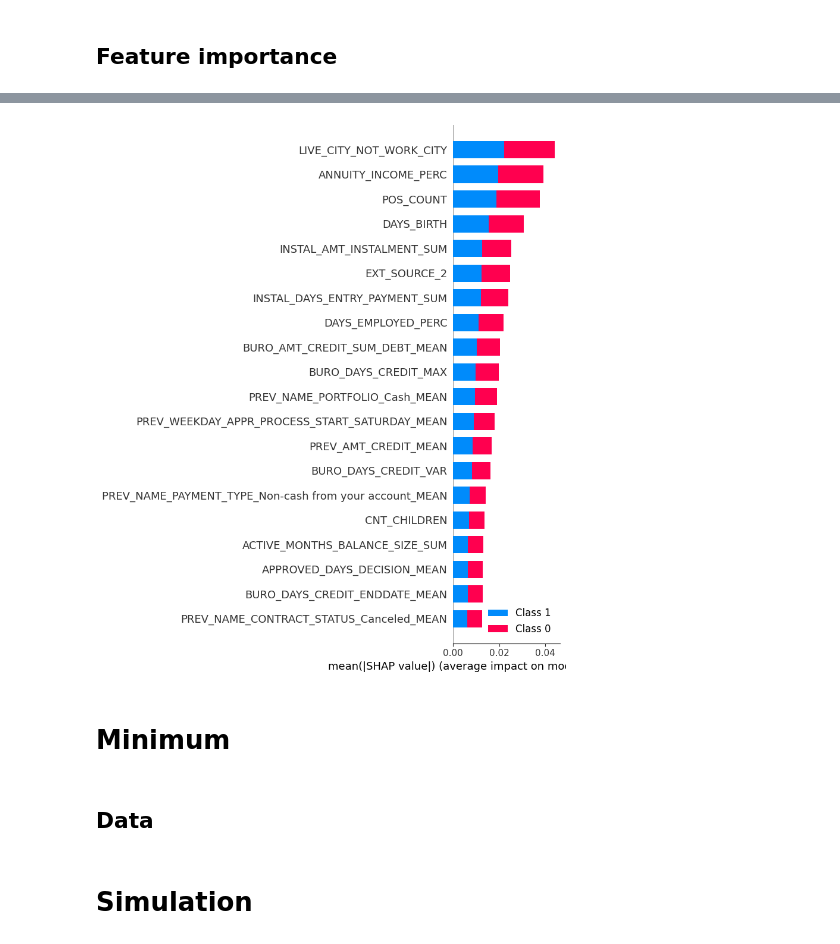
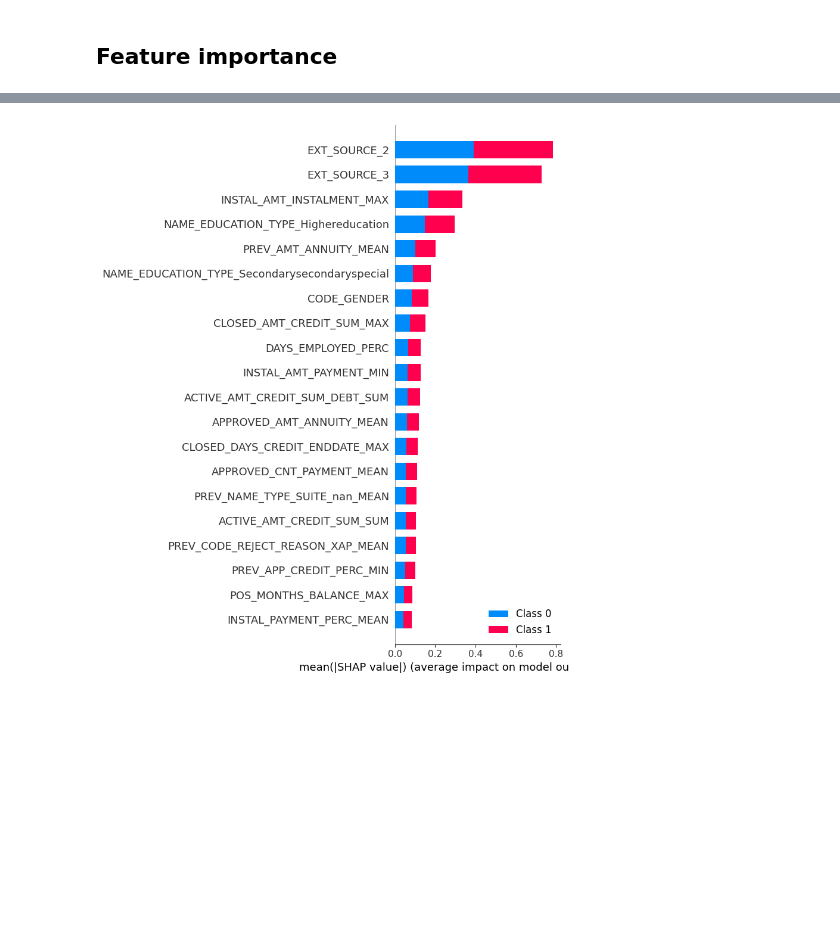
Before and after one commit to klisangn/OC-P7, a Jupyter notebook: notebooks/notebook_modelisation.ipynb, the cells around one changed output, grey strips where cells are left out. Saved outputs shown, nothing was run; the diff lists cells and outputs as text; code cells hidden in the pictures; blank space fills up the shorter version.

Commit message:
best model

```diff
--- a/notebooks/notebook_modelisation.ipynb
+++ b/notebooks/notebook_modelisation.ipynb
@@ -1478,0 +1472,5 @@ RandomForestClassifier(class_weight='balanced', max_depth=10,
+# %%
+model_path = 'mlruns/966063637948665005/a2cd557f418b4b81a6f694c7dbc4d55e/artifacts/model/model.pkl'
+best_model = pickle.load(open(model_path, "rb"))
+best_model = best_model[0]
+best_model
@@ -1520,8 +1521,6 @@ LGBMClassifier()
 # %%
-# choosen_instance = X.loc[[0]]
-choosen_instance = df.loc[[0]]
+choosen_instance = X_rus.loc[[0]]
 
-# explainer = shap.TreeExplainer(best_model.best_estimator_.steps[2][1])
 explainer = shap.TreeExplainer(best_model)
 
 shap_values = explainer.shap_values(choosen_instance)
@@ -1534,9 +1534,4 @@ shap.force_plot(explainer.expected_value[0], shap_values[0], choosen_instance)
 # %%
-shap.summary_plot(shap_values, df, plot_type='bar')
-# shap.summary_plotc
+shap.summary_plot(shap_values, X_rus, plot_type='bar')
 # %% [output]
-[figure, old version]
+[figure, new version]
-# %% [markdown]
-# Minimum
-# %% [markdown]
-## Data
@@ -1548,2 +1537,0 @@ X_train, X_test, y_train, y_test = train_test_split(X, y, test_size=0.25, random
-# %% [markdown]
-# Simulation
```
Also changed, not shown: parts of 118 cells of this notebook.
